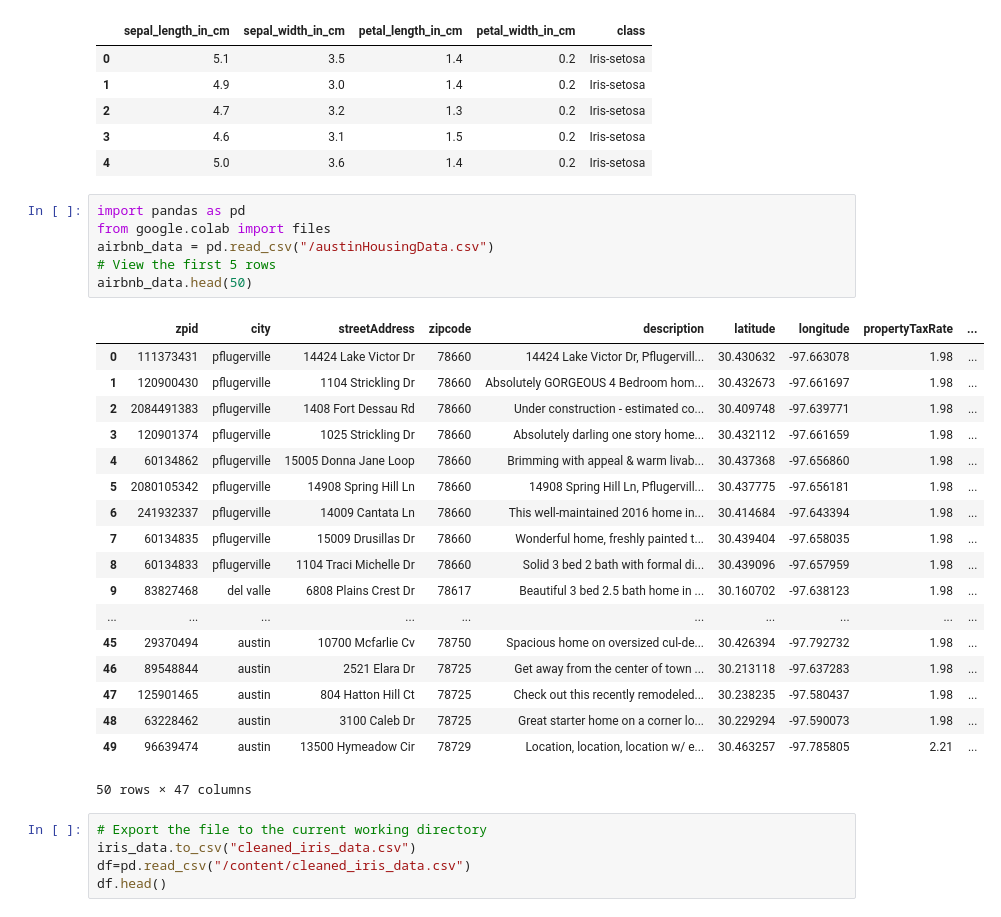
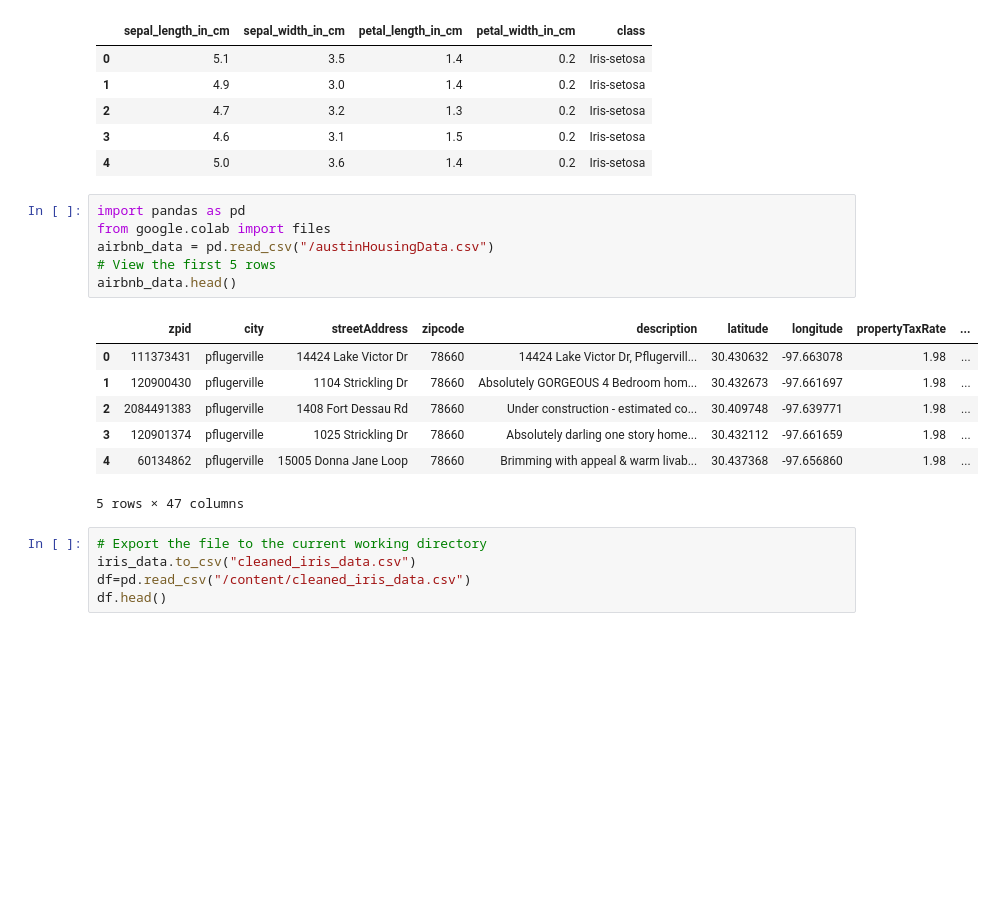
Before and after one commit to Harshavardhan-HC/ML-LAB-, a Jupyter notebook: lab1/ML_lab1.ipynb, the cells around one changed output. Drawn from its saved outputs; the diff is of its cells as text; blank space fills up the shorter version.

```diff
--- a/lab1/ML_lab1.ipynb
+++ b/lab1/ML_lab1.ipynb
@@ -23,28 +25,17 @@ iris_data.head()
 # %%
 import pandas as pd
 from google.colab import files
 airbnb_data = pd.read_csv("/austinHousingData.csv")
 # View the first 5 rows
-airbnb_data.head(50)
+airbnb_data.head()
 # %% [output]
 |  | zpid | city | streetAddress | zipcode | description | latitude | longitude | propertyTaxRate | ... |
 | 0 | 111373431 | pflugerville | 14424 Lake Victor Dr | 78660 | 14424 Lake Victor Dr, Pflugervill... | 30.430632 | -97.663078 | 1.98 | ... |
 | 1 | 120900430 | pflugerville | 1104 Strickling Dr | 78660 | Absolutely GORGEOUS 4 Bedroom hom... | 30.432673 | -97.661697 | 1.98 | ... |
 | 2 | 2084491383 | pflugerville | 1408 Fort Dessau Rd | 78660 | Under construction - estimated co... | 30.409748 | -97.639771 | 1.98 | ... |
 | 3 | 120901374 | pflugerville | 1025 Strickling Dr | 78660 | Absolutely darling one story home... | 30.432112 | -97.661659 | 1.98 | ... |
 | 4 | 60134862 | pflugerville | 15005 Donna Jane Loop | 78660 | Brimming with appeal & warm livab... | 30.437368 | -97.656860 | 1.98 | ... |
-| 5 | 2080105342 | pflugerville | 14908 Spring Hill Ln | 78660 | 14908 Spring Hill Ln, Pflugervill... | 30.437775 | -97.656181 | 1.98 | ... |
-| 6 | 241932337 | pflugerville | 14009 Cantata Ln | 78660 | This well-maintained 2016 home in... | 30.414684 | -97.643394 | 1.98 | ... |
-| 7 | 60134835 | pflugerville | 15009 Drusillas Dr | 78660 | Wonderful home, freshly painted t... | 30.439404 | -97.658035 | 1.98 | ... |
-| 8 | 60134833 | pflugerville | 1104 Traci Michelle Dr | 78660 | Solid 3 bed 2 bath with formal di... | 30.439096 | -97.657959 | 1.98 | ... |
-| 9 | 83827468 | del valle | 6808 Plains Crest Dr | 78617 | Beautiful 3 bed 2.5 bath home in ... | 30.160702 | -97.638123 | 1.98 | ... |
-| ... | ... | ... | ... | ... | ... | ... | ... | ... | ... |
-| 45 | 29370494 | austin | 10700 Mcfarlie Cv | 78750 | Spacious home on oversized cul-de... | 30.426394 | -97.792732 | 1.98 | ... |
-| 46 | 89548844 | austin | 2521 Elara Dr | 78725 | Get away from the center of town ... | 30.213118 | -97.637283 | 1.98 | ... |
-| 47 | 125901465 | austin | 804 Hatton Hill Ct | 78725 | Check out this recently remodeled... | 30.238235 | -97.580437 | 1.98 | ... |
-| 48 | 63228462 | austin | 3100 Caleb Dr | 78725 | Great starter home on a corner lo... | 30.229294 | -97.590073 | 1.98 | ... |
-| 49 | 96639474 | austin | 13500 Hymeadow Cir | 78729 | Location, location, location w/ e... | 30.463257 | -97.785805 | 2.21 | ... |
-50 rows × 47 columns
+5 rows × 47 columns
 # %%
 # Export the file to the current working directory
 iris_data.to_csv("cleaned_iris_data.csv")
```
Also changed, not shown: parts of 23 cells of this notebook.
